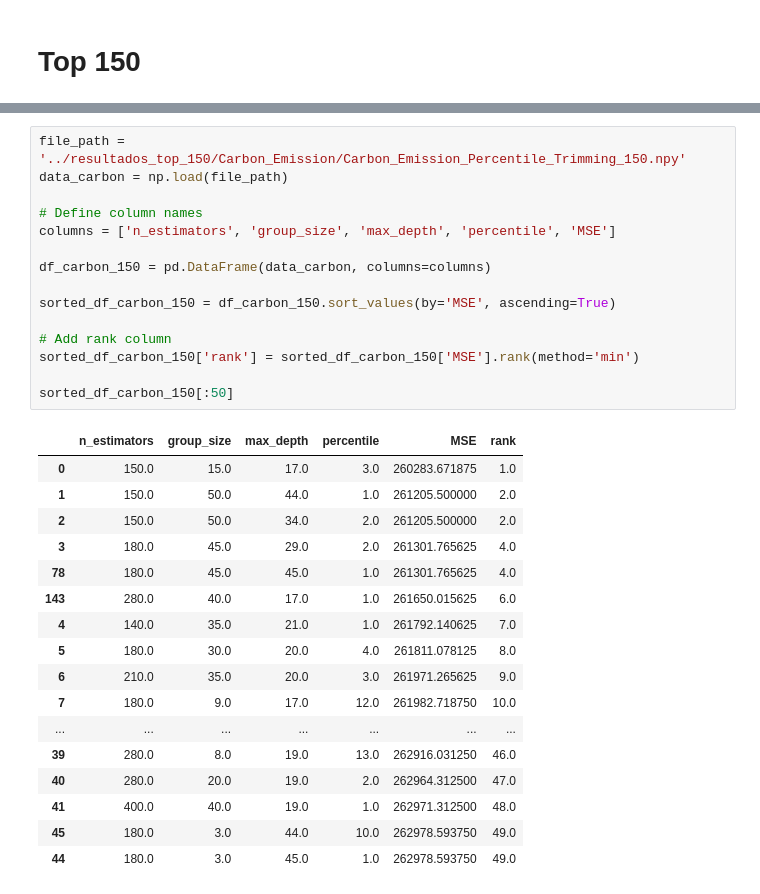
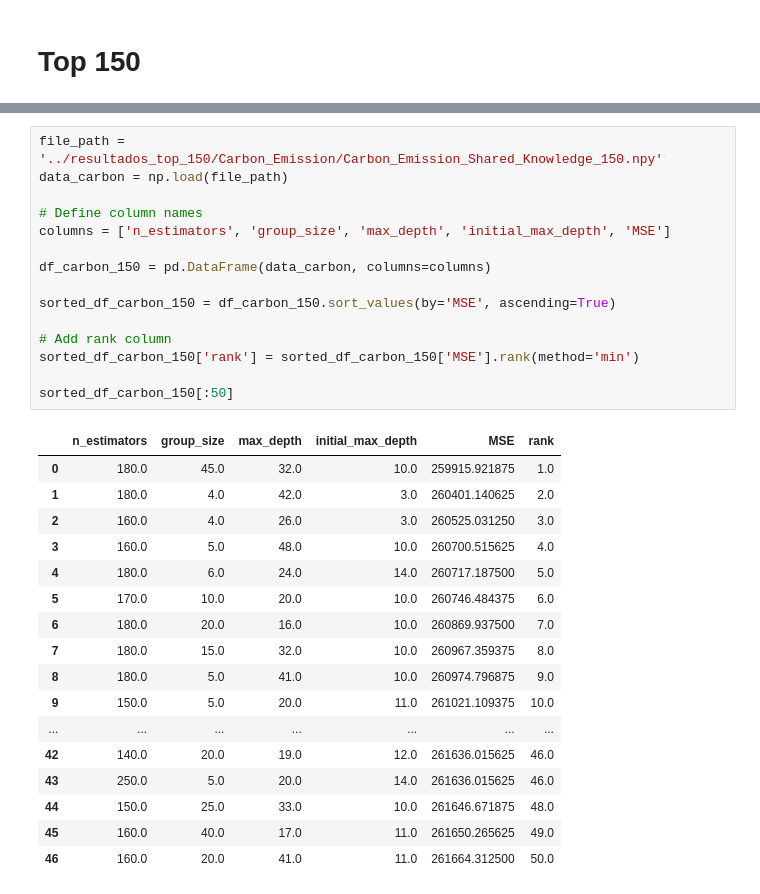
Before and after one commit to fedeegiorgi/proyecto-final, a Jupyter notebook: src/results_analysis/Shared_Knowledge.ipynb, the cells around one changed output, grey strips where cells are left out. Cells and saved outputs as stored; diff of their text form.

```diff
--- a/src/results_analysis/Shared_Knowledge.ipynb
+++ b/src/results_analysis/Shared_Knowledge.ipynb
@@ -194,33 +194,33 @@ sorted_df_house_150[:50]
 # %%
-file_path = '../resultados_top_150/Carbon_Emission/Carbon_Emission_Percentile_Trimming_150.npy'
+file_path = '../resultados_top_150/Carbon_Emission/Carbon_Emission_Shared_Knowledge_150.npy'
 data_carbon = np.load(file_path)
 
 # Define column names
-columns = ['n_estimators', 'group_size', 'max_depth', 'percentile', 'MSE']
+columns = ['n_estimators', 'group_size', 'max_depth', 'initial_max_depth', 'MSE']
 
 df_carbon_150 = pd.DataFrame(data_carbon, columns=columns)
 
 sorted_df_carbon_150 = df_carbon_150.sort_values(by='MSE', ascending=True)
 
 # Add rank column
 sorted_df_carbon_150['rank'] = sorted_df_carbon_150['MSE'].rank(method='min')
 
 sorted_df_carbon_150[:50]
 # %% [output]
-|  | n_estimators | group_size | max_depth | percentile | MSE | rank |
-| 0 | 150.0 | 15.0 | 17.0 | 3.0 | 260283.671875 | 1.0 |
-| 1 | 150.0 | 50.0 | 44.0 | 1.0 | 261205.500000 | 2.0 |
-| 2 | 150.0 | 50.0 | 34.0 | 2.0 | 261205.500000 | 2.0 |
-| 3 | 180.0 | 45.0 | 29.0 | 2.0 | 261301.765625 | 4.0 |
-| 78 | 180.0 | 45.0 | 45.0 | 1.0 | 261301.765625 | 4.0 |
-| 143 | 280.0 | 40.0 | 17.0 | 1.0 | 261650.015625 | 6.0 |
-| 4 | 140.0 | 35.0 | 21.0 | 1.0 | 261792.140625 | 7.0 |
-| 5 | 180.0 | 30.0 | 20.0 | 4.0 | 261811.078125 | 8.0 |
-| 6 | 210.0 | 35.0 | 20.0 | 3.0 | 261971.265625 | 9.0 |
-| 7 | 180.0 | 9.0 | 17.0 | 12.0 | 261982.718750 | 10.0 |
+|  | n_estimators | group_size | max_depth | initial_max_depth | MSE | rank |
+| 0 | 180.0 | 45.0 | 32.0 | 10.0 | 259915.921875 | 1.0 |
+| 1 | 180.0 | 4.0 | 42.0 | 3.0 | 260401.140625 | 2.0 |
+| 2 | 160.0 | 4.0 | 26.0 | 3.0 | 260525.031250 | 3.0 |
+| 3 | 160.0 | 5.0 | 48.0 | 10.0 | 260700.515625 | 4.0 |
+| 4 | 180.0 | 6.0 | 24.0 | 14.0 | 260717.187500 | 5.0 |
+| 5 | 170.0 | 10.0 | 20.0 | 10.0 | 260746.484375 | 6.0 |
+| 6 | 180.0 | 20.0 | 16.0 | 10.0 | 260869.937500 | 7.0 |
+| 7 | 180.0 | 15.0 | 32.0 | 10.0 | 260967.359375 | 8.0 |
+| 8 | 180.0 | 5.0 | 41.0 | 10.0 | 260974.796875 | 9.0 |
+| 9 | 150.0 | 5.0 | 20.0 | 11.0 | 261021.109375 | 10.0 |
 | ... | ... | ... | ... | ... | ... | ... |
-| 39 | 280.0 | 8.0 | 19.0 | 13.0 | 262916.031250 | 46.0 |
-| 40 | 280.0 | 20.0 | 19.0 | 2.0 | 262964.312500 | 47.0 |
-| 41 | 400.0 | 40.0 | 19.0 | 1.0 | 262971.312500 | 48.0 |
-| 45 | 180.0 | 3.0 | 44.0 | 10.0 | 262978.593750 | 49.0 |
-| 44 | 180.0 | 3.0 | 45.0 | 1.0 | 262978.593750 | 49.0 |
+| 42 | 140.0 | 20.0 | 19.0 | 12.0 | 261636.015625 | 46.0 |
+| 43 | 250.0 | 5.0 | 20.0 | 14.0 | 261636.015625 | 46.0 |
+| 44 | 150.0 | 25.0 | 33.0 | 10.0 | 261646.671875 | 48.0 |
+| 45 | 160.0 | 40.0 | 17.0 | 11.0 | 261650.265625 | 49.0 |
+| 46 | 160.0 | 20.0 | 41.0 | 11.0 | 261664.312500 | 50.0 |
```
Also changed, not shown: parts of 5 cells of this notebook.
